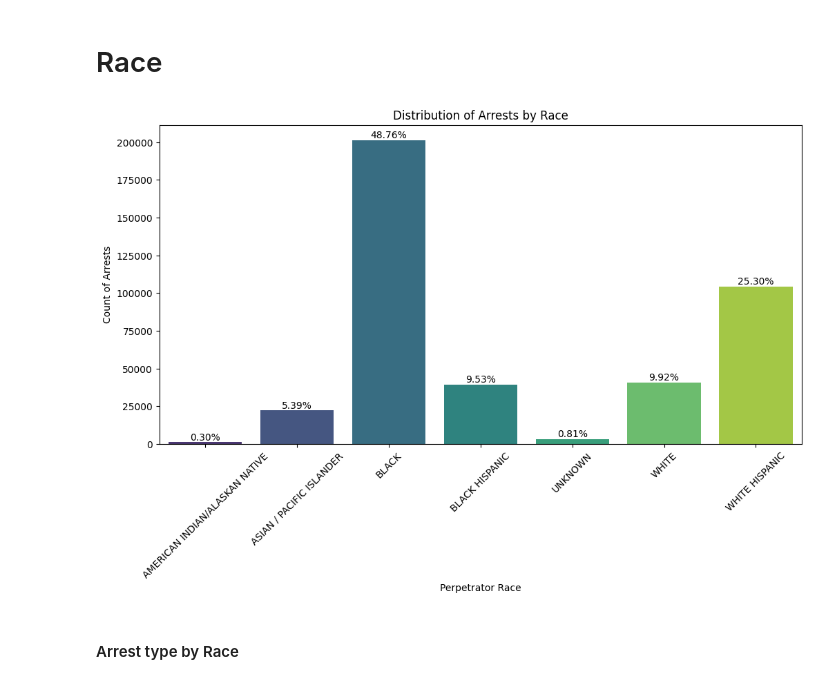
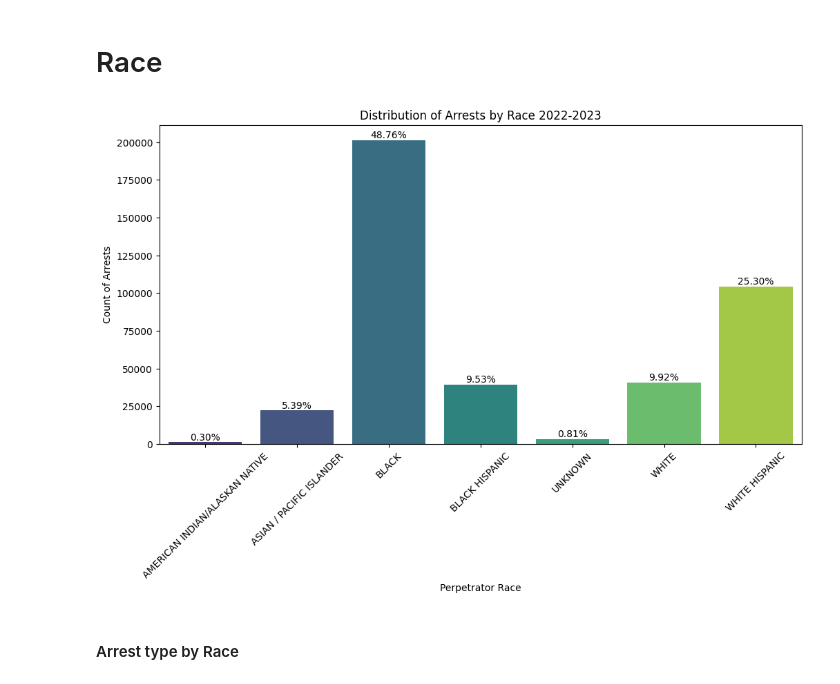
Before and after one commit to CarlosGG18/NYPD-Arrest-Analysis, a Jupyter notebook: 2022-2023 EDA.ipynb, the cells around one changed output. Drawn from its saved outputs; the diff is of its cells as text; code cells hidden in the pictures.

```diff
--- a/2022-2023 EDA.ipynb
+++ b/2022-2023 EDA.ipynb
@@ -447,24 +447,24 @@ for p in ax.patches:
 # %%
 def add_annotations(ax, total_count):
     for p in ax.patches:
         height = p.get_height()
         percentage = (height / total_count) * 100
         ax.annotate(f'{percentage:.2f}%',
                     (p.get_x() + p.get_width() / 2., height),
                     ha='center', va='center', fontsize=10, color='black',
                     xytext=(0, 5), textcoords='offset points')
 
 plt.figure(figsize=(12, 6))
 ax = sns.countplot(data=df, x='PERP_RACE', palette='viridis')
 total_arrests = len(df)
 add_annotations(ax, total_arrests)
-plt.title('Distribution of Arrests by Race')
+plt.title('Distribution of Arrests by Race 2022-2023')
 plt.xlabel('Perpetrator Race')
 plt.ylabel('Count of Arrests')
 plt.xticks(rotation=45)
 plt.show()
 # %% [output]
-[figure, old version]
+[figure, new version]
 # %% [markdown]
 #### Arrest type by Race
 # %%
```
Also changed, not shown: parts of 2 cells of this notebook, 1 other file.
